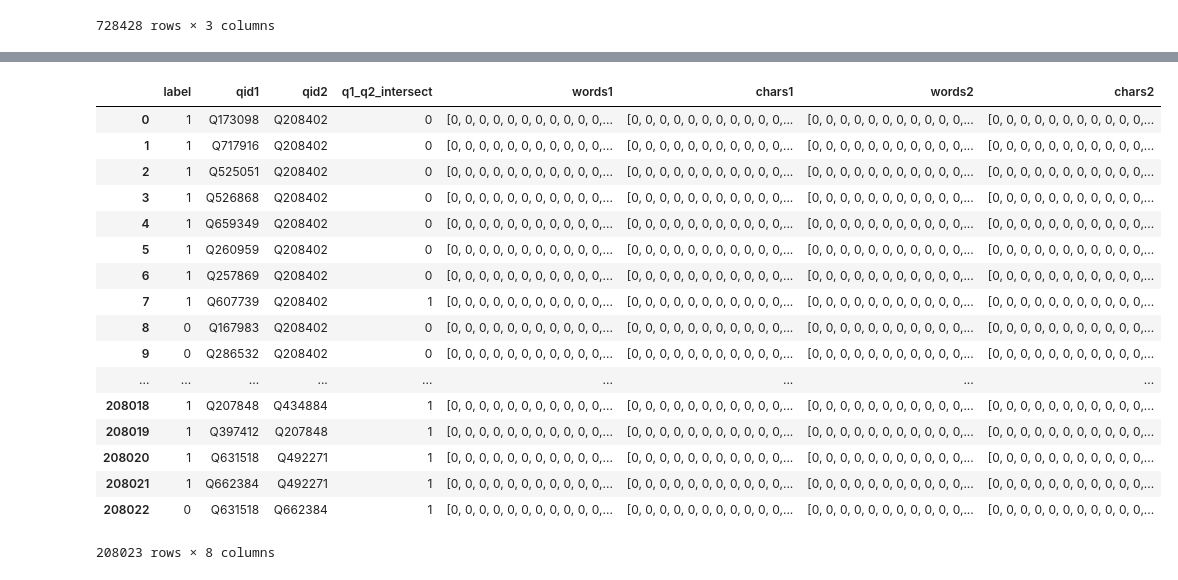
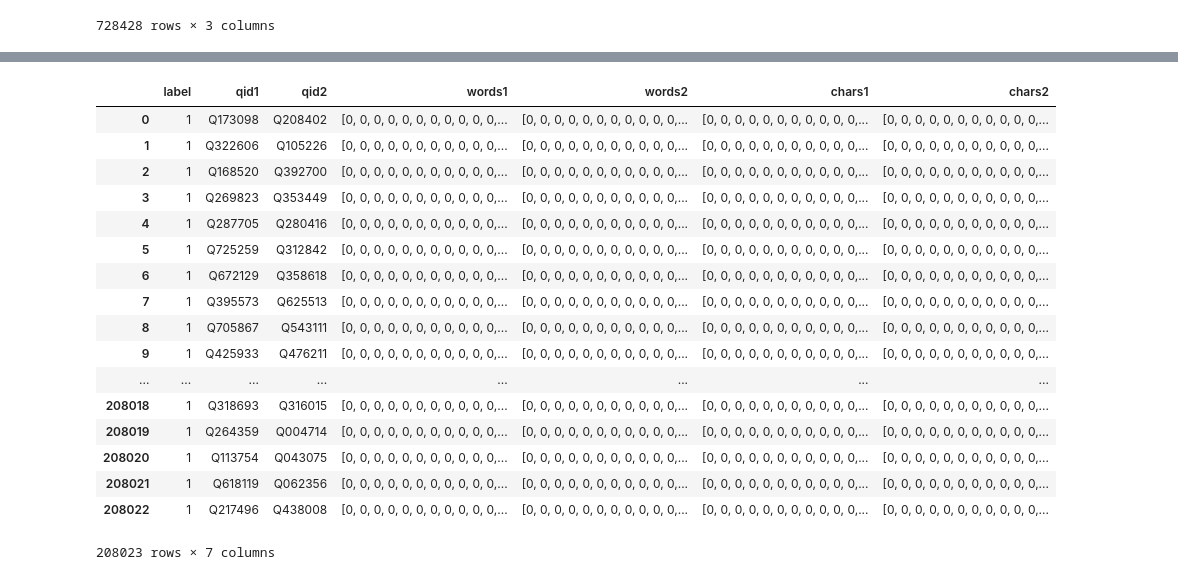
Before and after one commit to IceFlameWorm/qpair, a Jupyter notebook: preprocessing/add_vectors_to_kn_sampled.ipynb, the cells around one changed output, grey strips where cells are left out. Saved outputs shown, nothing was run; the diff lists cells and outputs as text; code cells hidden in the pictures.

Commit message:
modify the way of adding wv and cv, and train model on new data

```diff
--- a/preprocessing/add_vectors_to_kn_sampled.ipynb
+++ b/preprocessing/add_vectors_to_kn_sampled.ipynb
@@ -14,9 +14,10 @@ from keras.preprocessing.sequence import pad_sequences
 # %% [output]
 Using TensorFlow backend.
 # %%
-KN_PAIRS_SAMPLED_PATH = '/root/mounted/datasets/data_0521/intermediate/'
-KN_PAIRS_SAMPLED_TRAIN_CSV = os.path.join(KN_PAIRS_SAMPLED_PATH, 'kn_train_test_pairs_sampled_train.csv')
-KN_PAIRS_SAMPLED_TEST_CSV = os.path.join(KN_PAIRS_SAMPLED_PATH, 'kn_train_test_pairs_sampled_test.csv')
+# KN_PAIRS_SAMPLED_PATH = '/root/mounted/datasets/data_0521/intermediate/'
+KN_PAIRS_SAMPLED_PATH = '/root/mounted/datasets/data_0523/publish/'
+KN_PAIRS_SAMPLED_TRAIN_CSV = os.path.join(KN_PAIRS_SAMPLED_PATH, 'train.csv')
+KN_PAIRS_SAMPLED_TEST_CSV = os.path.join(KN_PAIRS_SAMPLED_PATH, 'test.csv')
 # %%
 kn_pairs_sampled_train = pd.read_csv(KN_PAIRS_SAMPLED_TRAIN_CSV)
 kn_pairs_sampled_train
@@ -42,4 +43,5 @@ kn_pairs_sampled_train
 # %%
-kn_pairs_sampled_train.columns = ['label', 'qid1', 'qid2', 'q1_q2_intersect']
+# kn_pairs_sampled_train.columns = ['label', 'qid1', 'qid2', 'q1_q2_intersect']
+kn_pairs_sampled_train.columns = ['label', 'qid1', 'qid2']
 kn_pairs_sampled_train
 # %% [output]
@@ -179,24 +182,24 @@ c2i
  ...}
 # %%
-kn_pairs_sampled_wids_cids_train = add_wv_to_qpairs(kn_pairs_sampled_train, qs, w2i, c2i)
+kn_pairs_sampled_wids_cids_train = add_wv_to_qpairs(kn_pairs_sampled_train, qs, w2i, c2i, kn_pairs_sampled_train.shape[0])
 kn_pairs_sampled_wids_cids_train
 # %% [output]
-|  | label | qid1 | qid2 | q1_q2_intersect | words1 | chars1 | words2 | chars2 |
-| 0 | 1 | Q173098 | Q208402 | 0 | [0, 0, 0, 0, 0, 0, 0, 0, 0, 0, 0,... | [0, 0, 0, 0, 0, 0, 0, 0, 0, 0, 0,... | [0, 0, 0, 0, 0, 0, 0, 0, 0, 0, 0,... | [0, 0, 0, 0, 0, 0, 0, 0, 0, 0, 0,... |
-| 1 | 1 | Q717916 | Q208402 | 0 | [0, 0, 0, 0, 0, 0, 0, 0, 0, 0, 0,... | [0, 0, 0, 0, 0, 0, 0, 0, 0, 0, 0,... | [0, 0, 0, 0, 0, 0, 0, 0, 0, 0, 0,... | [0, 0, 0, 0, 0, 0, 0, 0, 0, 0, 0,... |
-| 2 | 1 | Q525051 | Q208402 | 0 | [0, 0, 0, 0, 0, 0, 0, 0, 0, 0, 0,... | [0, 0, 0, 0, 0, 0, 0, 0, 0, 0, 0,... | [0, 0, 0, 0, 0, 0, 0, 0, 0, 0, 0,... | [0, 0, 0, 0, 0, 0, 0, 0, 0, 0, 0,... |
-| 3 | 1 | Q526868 | Q208402 | 0 | [0, 0, 0, 0, 0, 0, 0, 0, 0, 0, 0,... | [0, 0, 0, 0, 0, 0, 0, 0, 0, 0, 0,... | [0, 0, 0, 0, 0, 0, 0, 0, 0, 0, 0,... | [0, 0, 0, 0, 0, 0, 0, 0, 0, 0, 0,... |
-| 4 | 1 | Q659349 | Q208402 | 0 | [0, 0, 0, 0, 0, 0, 0, 0, 0, 0, 0,... | [0, 0, 0, 0, 0, 0, 0, 0, 0, 0, 0,... | [0, 0, 0, 0, 0, 0, 0, 0, 0, 0, 0,... | [0, 0, 0, 0, 0, 0, 0, 0, 0, 0, 0,... |
-| 5 | 1 | Q260959 | Q208402 | 0 | [0, 0, 0, 0, 0, 0, 0, 0, 0, 0, 0,... | [0, 0, 0, 0, 0, 0, 0, 0, 0, 0, 0,... | [0, 0, 0, 0, 0, 0, 0, 0, 0, 0, 0,... | [0, 0, 0, 0, 0, 0, 0, 0, 0, 0, 0,... |
-| 6 | 1 | Q257869 | Q208402 | 0 | [0, 0, 0, 0, 0, 0, 0, 0, 0, 0, 0,... | [0, 0, 0, 0, 0, 0, 0, 0, 0, 0, 0,... | [0, 0, 0, 0, 0, 0, 0, 0, 0, 0, 0,... | [0, 0, 0, 0, 0, 0, 0, 0, 0, 0, 0,... |
-| 7 | 1 | Q607739 | Q208402 | 1 | [0, 0, 0, 0, 0, 0, 0, 0, 0, 0, 0,... | [0, 0, 0, 0, 0, 0, 0, 0, 0, 0, 0,... | [0, 0, 0, 0, 0, 0, 0, 0, 0, 0, 0,... | [0, 0, 0, 0, 0, 0, 0, 0, 0, 0, 0,... |
-| 8 | 0 | Q167983 | Q208402 | 0 | [0, 0, 0, 0, 0, 0, 0, 0, 0, 0, 0,... | [0, 0, 0, 0, 0, 0, 0, 0, 0, 0, 0,... | [0, 0, 0, 0, 0, 0, 0, 0, 0, 0, 0,... | [0, 0, 0, 0, 0, 0, 0, 0, 0, 0, 0,... |
-| 9 | 0 | Q286532 | Q208402 | 0 | [0, 0, 0, 0, 0, 0, 0, 0, 0, 0, 0,... | [0, 0, 0, 0, 0, 0, 0, 0, 0, 0, 0,... | [0, 0, 0, 0, 0, 0, 0, 0, 0, 0, 0,... | [0, 0, 0, 0, 0, 0, 0, 0, 0, 0, 0,... |
-| ... | ... | ... | ... | ... | ... | ... | ... | ... |
-| 208018 | 1 | Q207848 | Q434884 | 1 | [0, 0, 0, 0, 0, 0, 0, 0, 0, 0, 0,... | [0, 0, 0, 0, 0, 0, 0, 0, 0, 0, 0,... | [0, 0, 0, 0, 0, 0, 0, 0, 0, 0, 0,... | [0, 0, 0, 0, 0, 0, 0, 0, 0, 0, 0,... |
-| 208019 | 1 | Q397412 | Q207848 | 1 | [0, 0, 0, 0, 0, 0, 0, 0, 0, 0, 0,... | [0, 0, 0, 0, 0, 0, 0, 0, 0, 0, 0,... | [0, 0, 0, 0, 0, 0, 0, 0, 0, 0, 0,... | [0, 0, 0, 0, 0, 0, 0, 0, 0, 0, 0,... |
-| 208020 | 1 | Q631518 | Q492271 | 1 | [0, 0, 0, 0, 0, 0, 0, 0, 0, 0, 0,... | [0, 0, 0, 0, 0, 0, 0, 0, 0, 0, 0,... | [0, 0, 0, 0, 0, 0, 0, 0, 0, 0, 0,... | [0, 0, 0, 0, 0, 0, 0, 0, 0, 0, 0,... |
-| 208021 | 1 | Q662384 | Q492271 | 1 | [0, 0, 0, 0, 0, 0, 0, 0, 0, 0, 0,... | [0, 0, 0, 0, 0, 0, 0, 0, 0, 0, 0,... | [0, 0, 0, 0, 0, 0, 0, 0, 0, 0, 0,... | [0, 0, 0, 0, 0, 0, 0, 0, 0, 0, 0,... |
-| 208022 | 0 | Q631518 | Q662384 | 1 | [0, 0, 0, 0, 0, 0, 0, 0, 0, 0, 0,... | [0, 0, 0, 0, 0, 0, 0, 0, 0, 0, 0,... | [0, 0, 0, 0, 0, 0, 0, 0, 0, 0, 0,... | [0, 0, 0, 0, 0, 0, 0, 0, 0, 0, 0,... |
+|  | label | qid1 | qid2 | words1 | words2 | chars1 | chars2 |
+| 0 | 1 | Q173098 | Q208402 | [0, 0, 0, 0, 0, 0, 0, 0, 0, 0, 0,... | [0, 0, 0, 0, 0, 0, 0, 0, 0, 0, 0,... | [0, 0, 0, 0, 0, 0, 0, 0, 0, 0, 0,... | [0, 0, 0, 0, 0, 0, 0, 0, 0, 0, 0,... |
+| 1 | 1 | Q322606 | Q105226 | [0, 0, 0, 0, 0, 0, 0, 0, 0, 0, 0,... | [0, 0, 0, 0, 0, 0, 0, 0, 0, 0, 0,... | [0, 0, 0, 0, 0, 0, 0, 0, 0, 0, 0,... | [0, 0, 0, 0, 0, 0, 0, 0, 0, 0, 0,... |
+| 2 | 1 | Q168520 | Q392700 | [0, 0, 0, 0, 0, 0, 0, 0, 0, 0, 0,... | [0, 0, 0, 0, 0, 0, 0, 0, 0, 0, 0,... | [0, 0, 0, 0, 0, 0, 0, 0, 0, 0, 0,... | [0, 0, 0, 0, 0, 0, 0, 0, 0, 0, 0,... |
+| 3 | 1 | Q269823 | Q353449 | [0, 0, 0, 0, 0, 0, 0, 0, 0, 0, 0,... | [0, 0, 0, 0, 0, 0, 0, 0, 0, 0, 0,... | [0, 0, 0, 0, 0, 0, 0, 0, 0, 0, 0,... | [0, 0, 0, 0, 0, 0, 0, 0, 0, 0, 0,... |
+| 4 | 1 | Q287705 | Q280416 | [0, 0, 0, 0, 0, 0, 0, 0, 0, 0, 0,... | [0, 0, 0, 0, 0, 0, 0, 0, 0, 0, 0,... | [0, 0, 0, 0, 0, 0, 0, 0, 0, 0, 0,... | [0, 0, 0, 0, 0, 0, 0, 0, 0, 0, 0,... |
+| 5 | 1 | Q725259 | Q312842 | [0, 0, 0, 0, 0, 0, 0, 0, 0, 0, 0,... | [0, 0, 0, 0, 0, 0, 0, 0, 0, 0, 0,... | [0, 0, 0, 0, 0, 0, 0, 0, 0, 0, 0,... | [0, 0, 0, 0, 0, 0, 0, 0, 0, 0, 0,... |
+| 6 | 1 | Q672129 | Q358618 | [0, 0, 0, 0, 0, 0, 0, 0, 0, 0, 0,... | [0, 0, 0, 0, 0, 0, 0, 0, 0, 0, 0,... | [0, 0, 0, 0, 0, 0, 0, 0, 0, 0, 0,... | [0, 0, 0, 0, 0, 0, 0, 0, 0, 0, 0,... |
+| 7 | 1 | Q395573 | Q625513 | [0, 0, 0, 0, 0, 0, 0, 0, 0, 0, 0,... | [0, 0, 0, 0, 0, 0, 0, 0, 0, 0, 0,... | [0, 0, 0, 0, 0, 0, 0, 0, 0, 0, 0,... | [0, 0, 0, 0, 0, 0, 0, 0, 0, 0, 0,... |
+| 8 | 1 | Q705867 | Q543111 | [0, 0, 0, 0, 0, 0, 0, 0, 0, 0, 0,... | [0, 0, 0, 0, 0, 0, 0, 0, 0, 0, 0,... | [0, 0, 0, 0, 0, 0, 0, 0, 0, 0, 0,... | [0, 0, 0, 0, 0, 0, 0, 0, 0, 0, 0,... |
+| 9 | 1 | Q425933 | Q476211 | [0, 0, 0, 0, 0, 0, 0, 0, 0, 0, 0,... | [0, 0, 0, 0, 0, 0, 0, 0, 0, 0, 0,... | [0, 0, 0, 0, 0, 0, 0, 0, 0, 0, 0,... | [0, 0, 0, 0, 0, 0, 0, 0, 0, 0, 0,... |
+| ... | ... | ... | ... | ... | ... | ... | ... |
+| 208018 | 1 | Q318693 | Q316015 | [0, 0, 0, 0, 0, 0, 0, 0, 0, 0, 0,... | [0, 0, 0, 0, 0, 0, 0, 0, 0, 0, 0,... | [0, 0, 0, 0, 0, 0, 0, 0, 0, 0, 0,... | [0, 0, 0, 0, 0, 0, 0, 0, 0, 0, 0,... |
+| 208019 | 1 | Q264359 | Q004714 | [0, 0, 0, 0, 0, 0, 0, 0, 0, 0, 0,... | [0, 0, 0, 0, 0, 0, 0, 0, 0, 0, 0,... | [0, 0, 0, 0, 0, 0, 0, 0, 0, 0, 0,... | [0, 0, 0, 0, 0, 0, 0, 0, 0, 0, 0,... |
+| 208020 | 1 | Q113754 | Q043075 | [0, 0, 0, 0, 0, 0, 0, 0, 0, 0, 0,... | [0, 0, 0, 0, 0, 0, 0, 0, 0, 0, 0,... | [0, 0, 0, 0, 0, 0, 0, 0, 0, 0, 0,... | [0, 0, 0, 0, 0, 0, 0, 0, 0, 0, 0,... |
+| 208021 | 1 | Q618119 | Q062356 | [0, 0, 0, 0, 0, 0, 0, 0, 0, 0, 0,... | [0, 0, 0, 0, 0, 0, 0, 0, 0, 0, 0,... | [0, 0, 0, 0, 0, 0, 0, 0, 0, 0, 0,... | [0, 0, 0, 0, 0, 0, 0, 0, 0, 0, 0,... |
+| 208022 | 1 | Q217496 | Q438008 | [0, 0, 0, 0, 0, 0, 0, 0, 0, 0, 0,... | [0, 0, 0, 0, 0, 0, 0, 0, 0, 0, 0,... | [0, 0, 0, 0, 0, 0, 0, 0, 0, 0, 0,... | [0, 0, 0, 0, 0, 0, 0, 0, 0, 0, 0,... |
-208023 rows × 8 columns
+208023 rows × 7 columns
 # %%
```
Also changed, not shown: parts of 9 cells of this notebook, 4 other files.
